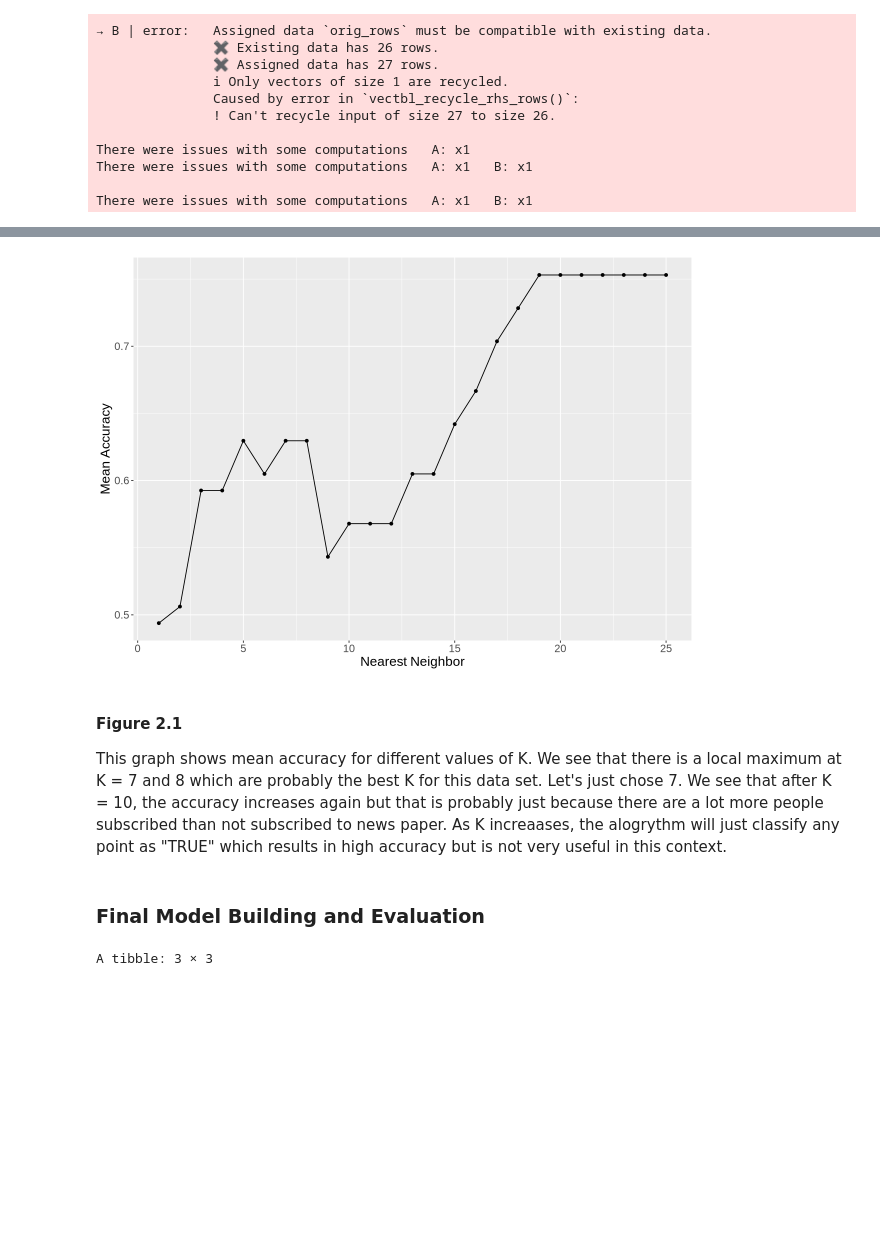
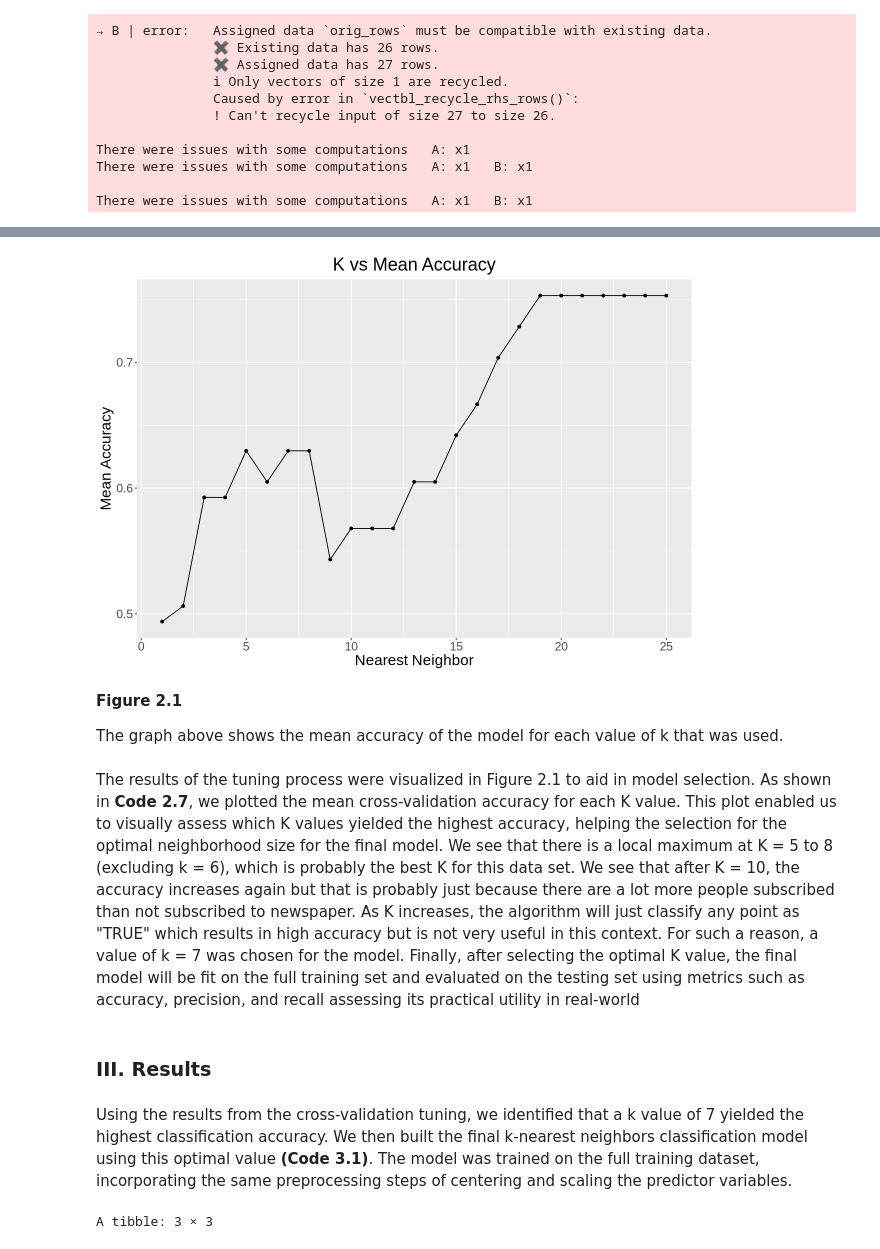
Before and after one commit to GeoffAcabado/DSCI-100-Project, a Jupyter notebook: Main_project.ipynb, the cells around one changed output, grey strips where cells are left out. Drawn from its saved outputs; the diff is of its cells as text; code cells hidden in the pictures; blank space fills up the shorter version.

```diff
--- a/Main_project.ipynb
+++ b/Main_project.ipynb
@@ -189,20 +209,25 @@ During hyperparameter tuning, warnings related to row mismatches were encountere
 # %%
 #Code 2.7
 options(repr.plot.height = 7, repr.plot.width = 10)
 knn_results_plot = knn_results |>
     ggplot(aes(x = neighbors, y = mean)) +
     geom_point() +
     geom_line() +
-    labs(x = "Nearest Neighbor" , y = "Mean Accuracy")+
-    theme(text = element_text(size = 16), plot.title = element_text(hjust = 0.5))
+    labs(x = "Nearest Neighbor" ,
+         y = "Mean Accuracy",
+         title = "K vs Mean Accuracy")+
+    theme(text = element_text(size = 18), plot.title = element_text(hjust = 0.5))
 knn_results_plot
 # %% [output]
-[figure, old version]
+[figure, new version]
 # %% [markdown]
-#### Figure 2.1
-This graph shows mean accuracy for different values of K. We see that there is a local maximum at K = 7 and 8 which are probably the best K for this data set. Let's just chose 7. We see that after K = 10, the accuracy increases again but that is probably just because there are a lot more people subscribed than not subscribed to news paper. As K increaases, the alogrythm will just classify any point as "TRUE" which results in high accuracy but is not very useful in this context.
+**Figure 2.1**
+
+The graph above shows the mean accuracy of the model for each value of k that was used.
+# %% [markdown]
+The results of the tuning process were visualized in Figure 2.1 to aid in model selection. As shown in **Code 2.7**, we plotted the mean cross-validation accuracy for each K value. This plot enabled us to visually assess which K values yielded the highest accuracy, helping the selection for the optimal neighborhood size for the final model. We see that there is a local maximum at K = 5 to 8 (excluding k = 6), which is probably the best K for this data set. We see that after K = 10, the accuracy increases again but that is probably just because there are a lot more people subscribed than not subscribed to newspaper. As K increases, the algorithm will just classify any point as "TRUE" which results in high accuracy but is not very useful in this context. For such a reason, a value of k = 7 was chosen for the model. Finally, after selecting the optimal K value, the final model will be fit on the full training set and evaluated on the testing set using metrics such as accuracy, precision, and recall assessing its practical utility in real-world
 # %% [markdown]
-### Final Model Building and Evaluation
+### III. Results
 # %%
 #Code 3.1
 # Create final model
@@ -214,6 +239,8 @@ final_fit <- workflow() |>
     add_recipe(player_data_recipe) |>
     add_model(final_spec) |>
     fit(data = player_data_training)
+# %% [markdown]
+Using the results from the cross-validation tuning, we identified that a k value of 7 yielded the highest classification accuracy. We then built the final k-nearest neighbors classification model using this optimal value **(Code 3.1)**. The model was trained on the full training dataset, incorporating the same preprocessing steps of centering and scaling the predictor variables.
 # %%
 #Code 3.2
 #Evaluate final model
```
Also changed, not shown: parts of 27 cells of this notebook.
